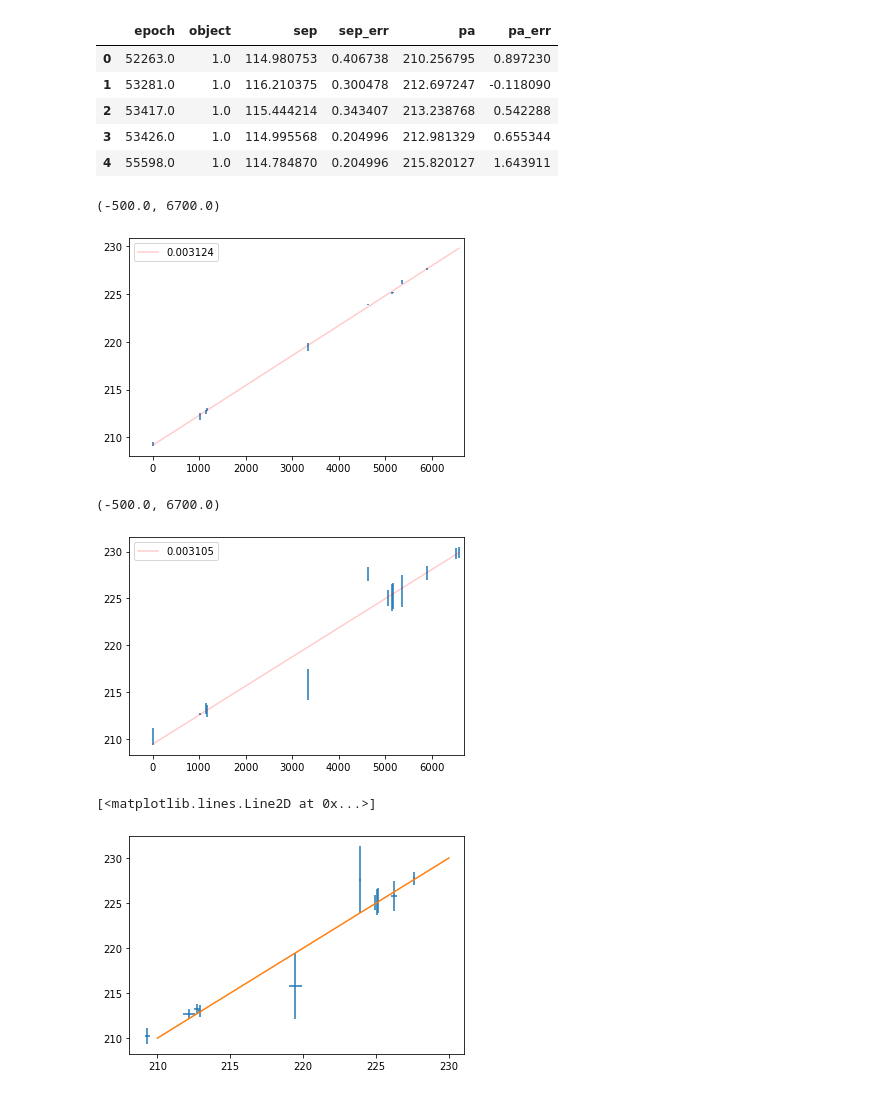
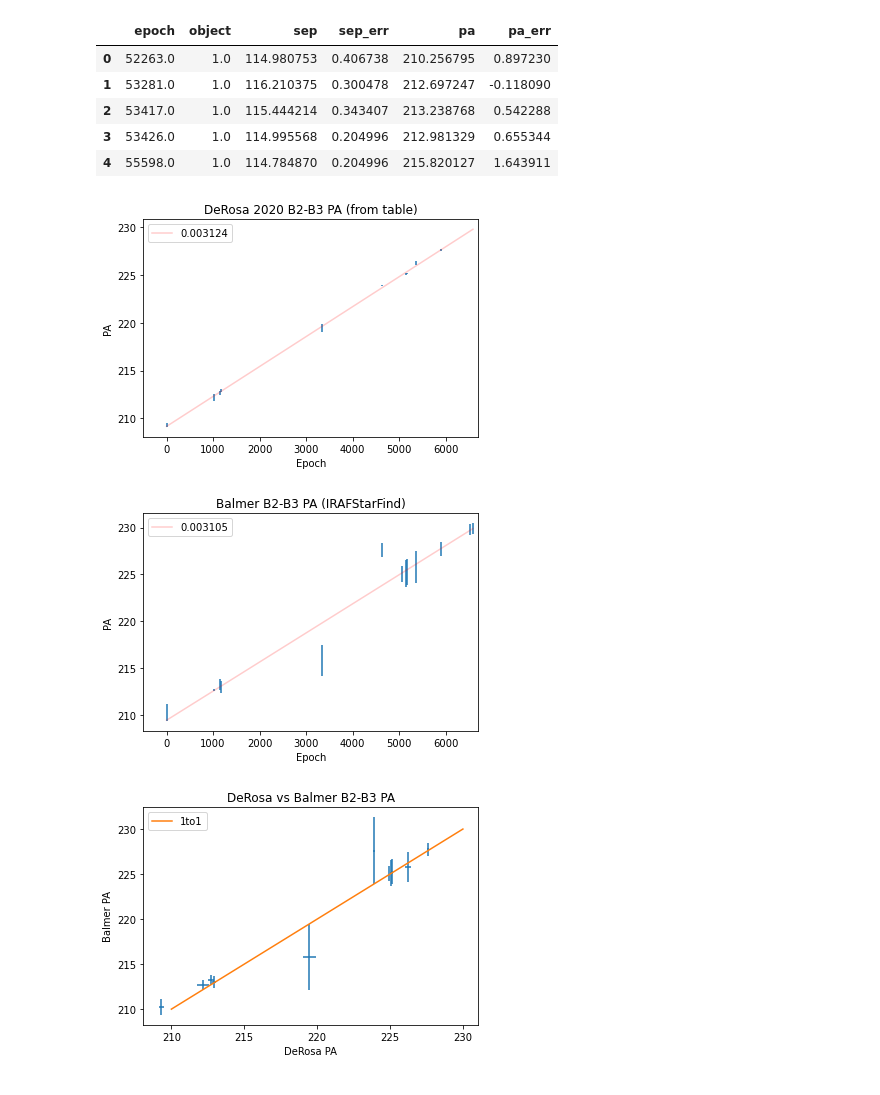
Before and after one commit to wbalmer/diskShapers, a Jupyter notebook: astroCalib/NIRC2_Trapezium.ipynb, the cells around one changed output. Saved outputs shown, nothing was run; the diff lists cells and outputs as text; code cells hidden in the pictures.

Commit message:
working on suggestions from rob derosa

```diff
--- a/astroCalib/NIRC2_Trapezium.ipynb
+++ b/astroCalib/NIRC2_Trapezium.ipynb
@@ -153,13 +156,16 @@ outtable.to_csv('B2-B3-orbitizetab.csv')
 # %%
 # DeRosa result
 slope, intercept, r_value, p_value, std_err = stats.linregress(results['Epoch'][0:11], results['True PA'][0:11])
 plt.errorbar(results['Epoch'], results['True PA'], yerr=results['True PA err'], ls='none')
 plt.plot(results['Epoch'], intercept + slope*results['Epoch'], 'r', alpha=0.2, label=round(slope,6))
 plt.legend()
 plt.xlim(-500, 6700)
+plt.title('DeRosa 2020 B2-B3 PA (from table)')
+plt.xlabel('Epoch')
+plt.ylabel('PA')
+plt.savefig('derosa_pa.png', dpq=200)
 # %% [output]
-(-500.0, 6700.0)
-[figure, old version]
+[figure, new version]
 # %%
 # my result
 slope, intercept, r_value, p_value, std_err = stats.linregress(results['Epoch'], results['Avg PA B2-B3'])
@@ -167,15 +173,22 @@ plt.errorbar(results['Epoch'], results['Avg PA B2-B3'], yerr=results['Avg PA Err
 plt.plot(results['Epoch'], intercept + slope*results['Epoch'], 'r', alpha=0.2, label=round(slope,6))
 plt.legend()
 plt.xlim(-500, 6700)
+plt.title('Balmer B2-B3 PA (IRAFStarFind)')
+plt.xlabel('Epoch')
+plt.ylabel('PA')
+plt.savefig('balmer_pa.png', dpq=200)
 # %% [output]
-(-500.0, 6700.0)
-[figure, old version]
+[figure, new version]
 # %%
 plt.errorbar(x=results['True PA'], y=results['Avg PA B2-B3'], xerr=results['True PA err'], yerr=results['Conserv PA Error'], ls='none')
-plt.plot([210,230],[210,230])
+plt.plot([210,230],[210,230], label='1to1')
+plt.title('DeRosa vs Balmer B2-B3 PA')
+plt.legend()
+plt.xlabel('DeRosa PA')
+plt.ylabel('Balmer PA')
+plt.savefig('pa_compare.png', dpq=200)
 # %% [output]
-[<matplotlib.lines.Line2D at 0x...>]
-[figure, old version]
+[figure, new version]
 # %%
 # DeRosa result for sep
 slope, intercept, r_value, p_value, std_err = stats.linregress(results['Epoch'][0:11], results['True Sep B2-B3'][0:11])
```
Also changed, not shown: parts of 4 cells of this notebook, 6 other files.
